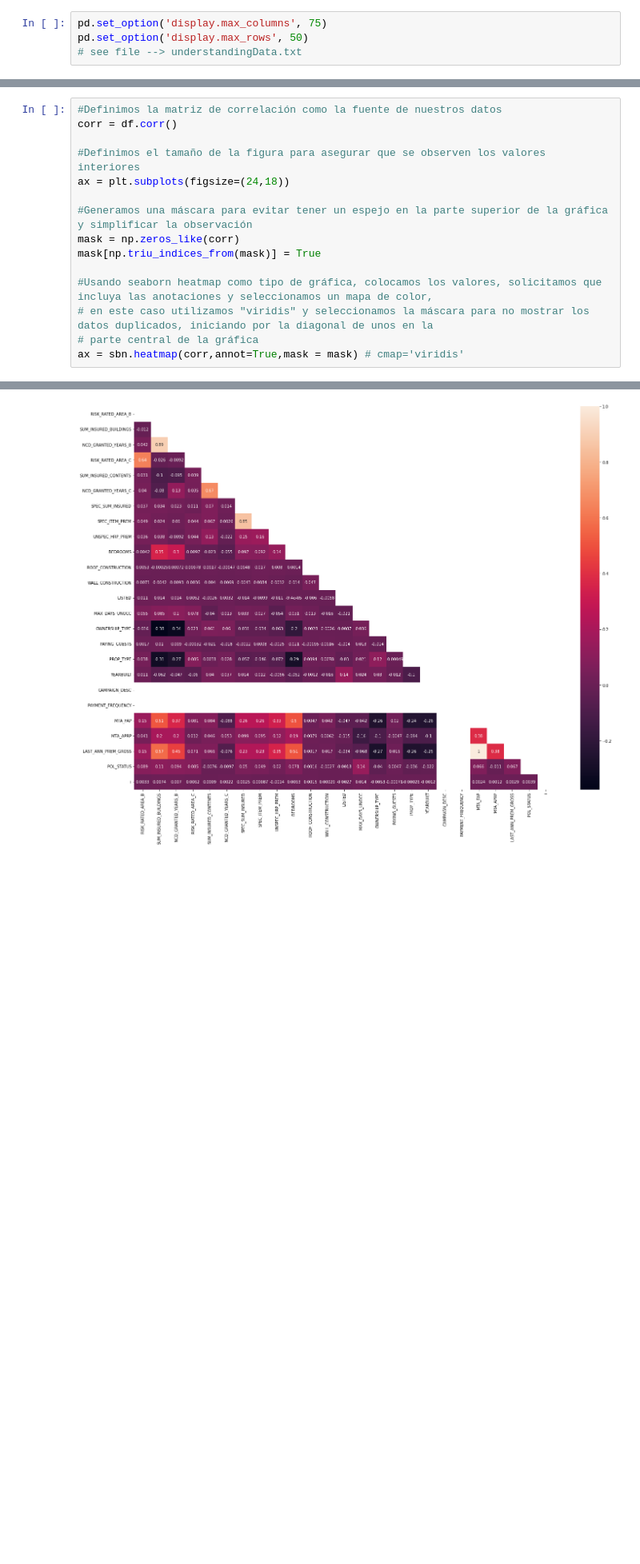
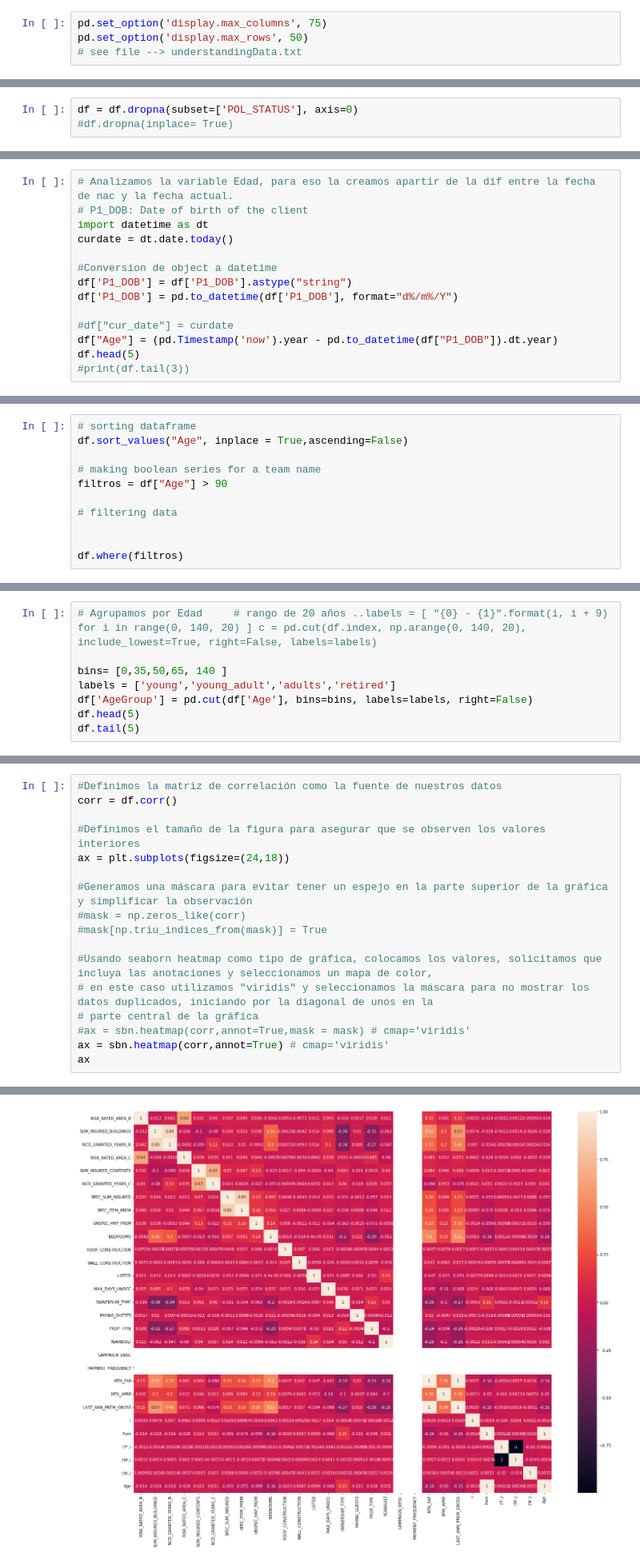
Before and after one commit to miguelsquillari/dataScience, a Jupyter notebook: home_insurance/home_insurance.ipynb, the cells around one changed output, grey strips where cells are left out. Shown: that part at 80% size. Cells and saved outputs as stored; diff of their text form; blank space fills up the shorter version.

Commit message:
agregue mas analisis de variables - Age, group age

```diff
--- a/home_insurance/home_insurance.ipynb
+++ b/home_insurance/home_insurance.ipynb
@@ -49,3 +66,6 @@ df.describe()
+# %%
+df = df.dropna(subset=['POL_STATUS'], axis=0)
+#df.dropna(inplace= True)
 # %%
 # lets check de amount of Policys by his state
 from matplotlib.ticker import FuncFormatter
@@ -99,0 +123,14 @@ Variable Sexo de acuerdo al Estado de las Polizas
+# %%
+# Analizamos la variable Edad, para eso la creamos apartir de la dif entre la fecha de nac y la fecha actual.
+# P1_DOB: Date of birth of the client
+import datetime as dt
+curdate = dt.date.today()
+
+#Conversion de object a datetime
+df['P1_DOB'] = df['P1_DOB'].astype("string")
+df['P1_DOB'] = pd.to_datetime(df['P1_DOB'], format="d%/m%/Y")
+
+#df["cur_date"] = curdate
+df["Age"] = (pd.Timestamp('now').year - pd.to_datetime(df["P1_DOB"]).dt.year)
+df.head(5)
+#print(df.tail(3))
@@ -99,0 +179,11 @@ Variable Sexo de acuerdo al Estado de las Polizas
+# %%
+# sorting dataframe
+df.sort_values("Age", inplace = True,ascending=False)
+
+# making boolean series for a team name
+filtros = df["Age"] > 90
+
+# filtering data
+
+
+df.where(filtros)
@@ -99,0 +220,8 @@ Variable Sexo de acuerdo al Estado de las Polizas
+# %%
+# Agrupamos por Edad     # rango de 20 años ..labels = [ "{0} - {1}".format(i, i + 9) for i in range(0, 140, 20) ] c = pd.cut(df.index, np.arange(0, 140, 20),  include_lowest=True, right=False, labels=labels)
+
+bins= [0,35,50,65, 140 ]
+labels = ['young','young_adult','adults','retired']
+df['AgeGroup'] = pd.cut(df['Age'], bins=bins, labels=labels, right=False)
+df.head(5)
+df.tail(5)
@@ -249,11 +414,13 @@ corr = df.corr()
 ax = plt.subplots(figsize=(24,18))
 
 #Generamos una máscara para evitar tener un espejo en la parte superior de la gráfica y simplificar la observación
-mask = np.zeros_like(corr)
-mask[np.triu_indices_from(mask)] = True
+#mask = np.zeros_like(corr)
+#mask[np.triu_indices_from(mask)] = True
 
 #Usando seaborn heatmap como tipo de gráfica, colocamos los valores, solicitamos que incluya las anotaciones y seleccionamos un mapa de color,
 # en este caso utilizamos "viridis" y seleccionamos la máscara para no mostrar los datos duplicados, iniciando por la diagonal de unos en la
 # parte central de la gráfica
-ax = sbn.heatmap(corr,annot=True,mask = mask) # cmap='viridis'
+#ax = sbn.heatmap(corr,annot=True,mask = mask) # cmap='viridis'
+ax = sbn.heatmap(corr,annot=True) # cmap='viridis'
+ax
 # %% [output]
@@ -260,4 +428,4 @@ ax = sbn.heatmap(corr,annot=True,mask = mask) # cmap='viridis'
-[figure, old version]
+[figure, new version]
 # %%
 cor = df.corr()
 print("correlation de estado de la poliza = Pol_Status")
```
Also changed, not shown: parts of 23 cells of this notebook.
